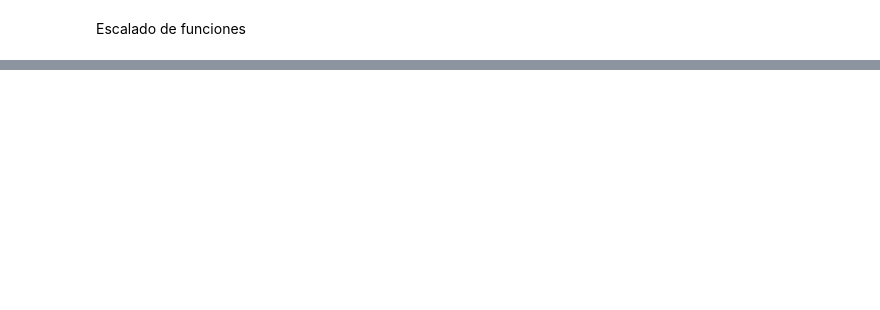
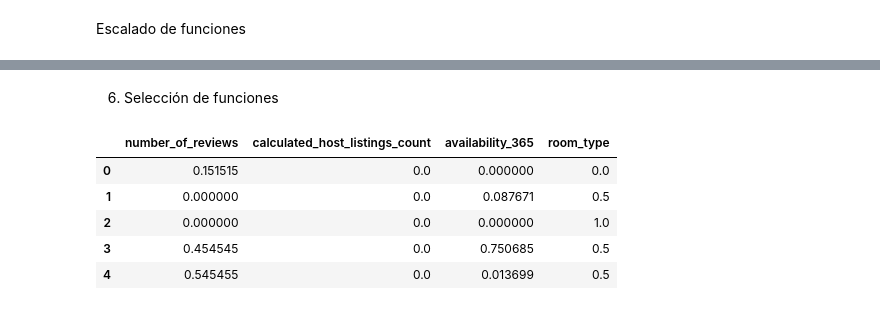
Before and after one commit to Eleiny9/eda, a Jupyter notebook: src/explore.ipynb, the cells around one changed output, grey strips where cells are left out. Saved outputs shown, nothing was run; the diff lists cells and outputs as text; code cells hidden in the pictures; blank space fills up the shorter version.

```diff
--- a/src/explore.ipynb
+++ b/src/explore.ipynb
@@ -433,2 +428,16 @@ Error:
 # %% [markdown]
 Escalado de funciones
+# %%
+# Se normaliza las variapbles para que tengan un rango estandar de [1, -1]
+
+from sklearn.preprocessing import MinMaxScaler
+
+variables = ["number_of_reviews", "minimum_nights", "calculated_host_listings_count",
+                 "availability_365", "neighbourhood_group", "room_type"]
+scaler = MinMaxScaler()
+
+scal_features = scaler.fit_transform(data[variables])
+
+df_scal = pd.DataFrame(scal_features, index = data.index, columns = variables)
+
+df_scal.head()
@@ -434,0 +451,29 @@ Escalado de funciones
+# %% [markdown]
+ 6) Selección de funciones
+# %%
+# Seleccion de variables relevantes para entrenar el modole
+from sklearn.feature_selection import chi2, SelectKBest
+from sklearn.model_selection import train_test_split
+
+X = df_scal.drop("price", axis = 1)
+y = df_scal["price"]
+
+X_train, X_test, y_train, y_test = train_test_split(X, y, test_size = 0.2, random_state = 42)
+
+
+selection_model = SelectKBest(chi2, k = 4)
+selection_model.fit(X_train, y_train)
+ix = selection_model.get_support()
+X_train_sel = pd.DataFrame(selection_model.transform(X_train), columns = X_train.columns.values[ix])
+X_test_sel = pd.DataFrame(selection_model.transform(X_test), columns = X_test.columns.values[ix])
+
+X_train_sel.head()
+
+#Observamos que mediante la métrica estadística (Chi-cuadrado), se seleccionan las variables. El objetivo es medir la independencia entre cada característica y la variable objetivo.
+# %% [output]
+|  | number_of_reviews | calculated_host_listings_count | availability_365 | room_type |
+| 0 | 0.151515 | 0.0 | 0.000000 | 0.0 |
+| 1 | 0.000000 | 0.0 | 0.087671 | 0.5 |
+| 2 | 0.000000 | 0.0 | 0.000000 | 1.0 |
+| 3 | 0.454545 | 0.0 | 0.750685 | 0.5 |
+| 4 | 0.545455 | 0.0 | 0.013699 | 0.5 |
```
Also changed, not shown: parts of 6 cells of this notebook, 3 other files.
